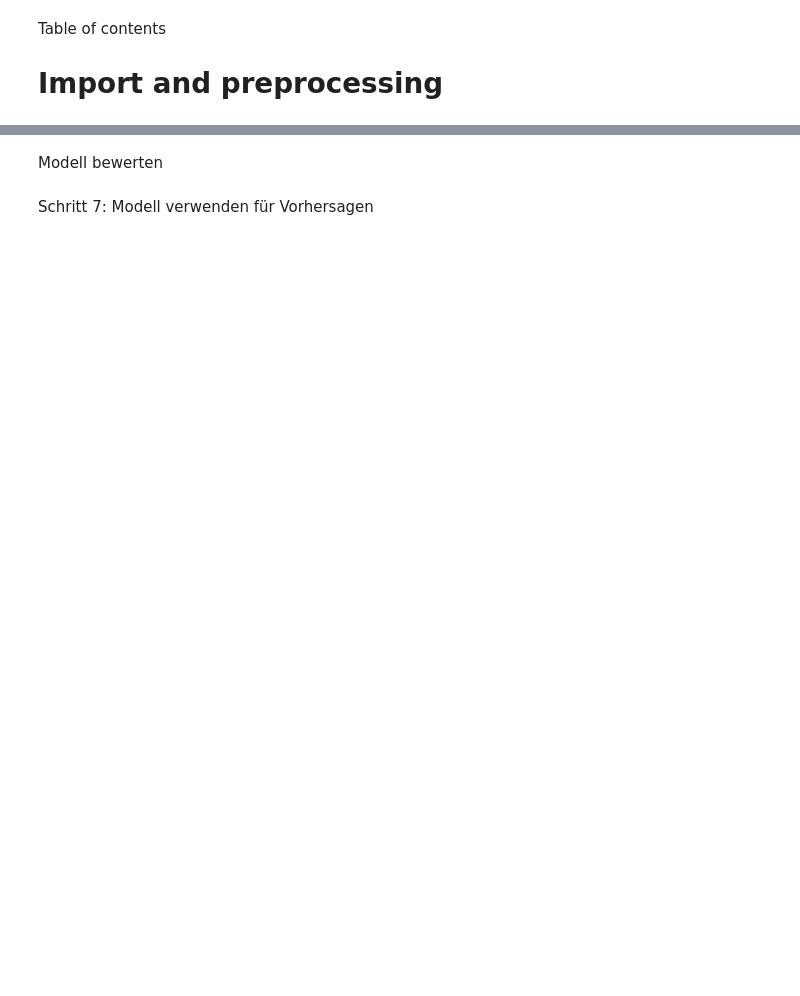
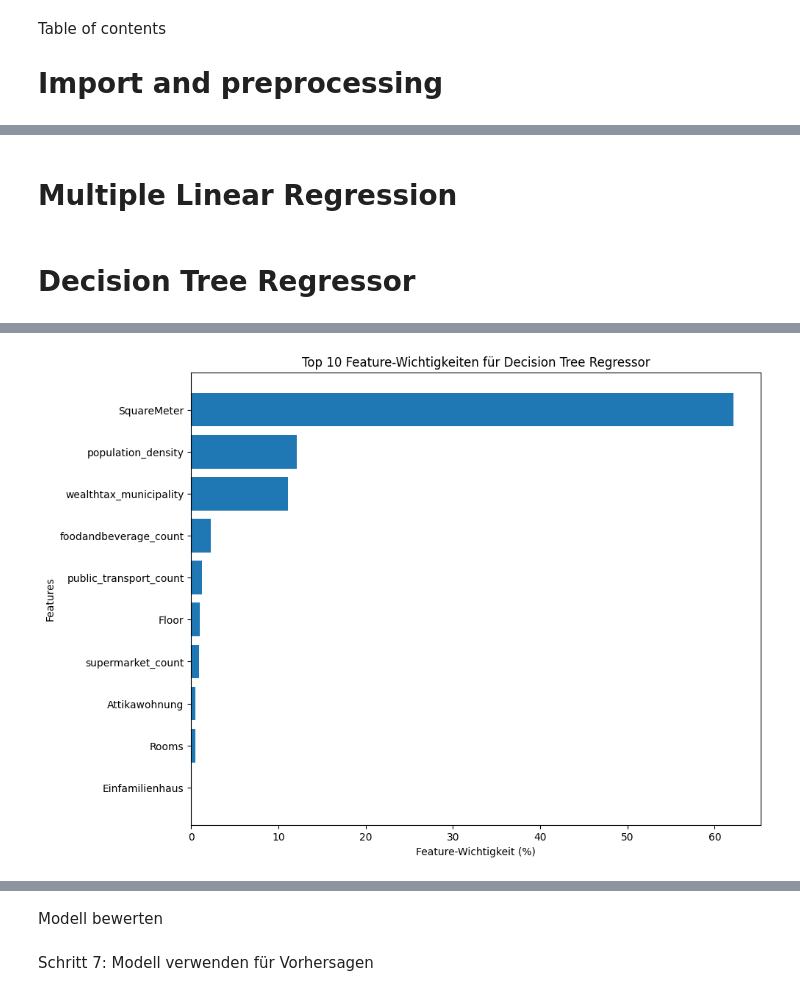
Before and after one commit to ElrasDeVayne/Immo-Projekt-DataScience, a Jupyter notebook: Property_new.ipynb, the cells around one changed output, grey strips where cells are left out. Drawn from its saved outputs; the diff is of its cells as text; code cells hidden in the pictures; blank space fills up the shorter version.

```diff
--- a/Property_new.ipynb
+++ b/Property_new.ipynb
@@ -184,3 +74,5 @@ y_test shape: (2347,)
+# %% [markdown]
+<h1>Multiple Linear Regression</h1>
 # %%
 # Speichere die Spaltennamen
 feature_names = X.columns
@@ -204,3 +96,77 @@ coef_df = pd.DataFrame({
 
 # Sortiere die Features nach dem absoluten Wert der Koeffizienten und wähle die Top 10 aus
 top_features = coef_df.reindex(coef_df.Coefficient.abs().sort_values(ascending=False).index).head(10)
+# %% [markdown]
+<h1>Decision Tree Regressor</h1>
+# %%
+from sklearn.model_selection import GridSearchCV
+from sklearn.tree import DecisionTreeRegressor
+from sklearn.metrics import explained_variance_score, mean_squared_error, mean_absolute_error, r2_score, make_scorer
+import matplotlib.pyplot as plt
+import pandas as pd
+import numpy as np
+
+# Definiere die zu optimierenden Hyperparameter
+dt_param_grid = {
+    'max_depth': [10],
+    'min_samples_split': [10],
+    'min_samples_leaf': [4]
+}
+
+# Erstelle das Decision Tree Regressor-Objekt
+dt_regressor = DecisionTreeRegressor(random_state=0)
+
+# Setze GridSearchCV auf
+dt_grid_search = GridSearchCV(estimator=dt_regressor, param_grid=dt_param_grid,
+                              cv=5, n_jobs=-1, verbose=2, scoring=make_scorer(explained_variance_score))
+
+# Trainiere das Modell
+dt_grid_search.fit(X_train, y_train)
+dt_best_model = dt_grid_search.best_estimator_
+print(f"Beste Parameter für DecisionTree: {dt_grid_search.best_params_}")
+
+# Evaluierung des besten Modells
+dt_best_pred = dt_best_model.predict(X_test)
+dt_best_score = explained_variance_score(y_test, dt_best_pred)
+print(f"Erklärte Varianz des besten DecisionTree-Modells: {dt_best_score}")
+
+# Feature-Wichtigkeiten für DecisionTreeRegressor
+dt_importances = dt_best_model.feature_importances_
+
+# Erstelle ein DataFrame für die Feature-Wichtigkeiten
+feature_importance_df = pd.DataFrame({
+    'Feature': feature_names,
+    'Importance': dt_importances
+})
+
+# Aggregiere kantonbezogene Features
+canton_features = feature_importance_df[feature_importance_df['Feature'].str.contains('canton', case=False)]
+canton_importance = canton_features['Importance'].sum()
+
+# Entferne kantonbezogene Features aus dem ursprünglichen DataFrame und füge die aggregierte Wichtigkeit hinzu
+non_canton_features = feature_importance_df[~feature_importance_df['Feature'].str.contains('canton', case=False)]
+aggregated_features = pd.concat([non_canton_features, pd.DataFrame({'Feature': ['All Cantons'], 'Importance': [canton_importance]})], ignore_index=True)
+
+# Sortiere die Features nach Wichtigkeit und wähle die Top 10 aus, ohne "All Cantons"
+top_features = aggregated_features[aggregated_features['Feature'] != 'All Cantons'].sort_values(by='Importance', ascending=False).head(10)
+
+# Konvertiere Wichtigkeiten in Prozentsätze
+top_features['Importance'] = top_features['Importance'] * 100
+
+# Plot der Feature-Wichtigkeiten
+plt.figure(figsize=(10, 8))
+plt.barh(top_features['Feature'], top_features['Importance'])
+plt.xlabel("Feature-Wichtigkeit (%)")
+plt.ylabel("Features")
+plt.title("Top 10 Feature-Wichtigkeiten für Decision Tree Regressor")
+plt.gca().invert_yaxis()  # Zeige das wichtigste Feature oben an
+plt.show()
+
+# Berechne und drucke MSE, RMSE, MAE und R² für das Decision Tree-Modell
+mse_best_dt = mean_squared_error(y_test, dt_best_pred)
+rmse_best_dt = np.sqrt(mse_best_dt)
+mae_best_dt = mean_absolute_error(y_test, dt_best_pred)
+r2_best_dt = r2_score(y_test, dt_best_pred)
+expl_dt = explained_variance_score(y_test, dt_best_pred)
+dtr_score = round(dt_best_model.score(X_test, y_test) * 100)
+# %% [output]
@@ -206,0 +181 @@ top_features = coef_df.reindex(coef_df.Coefficient.abs().sort_values(ascending=F
+[figure, added]
```
Also changed, not shown: parts of 14 cells of this notebook.
